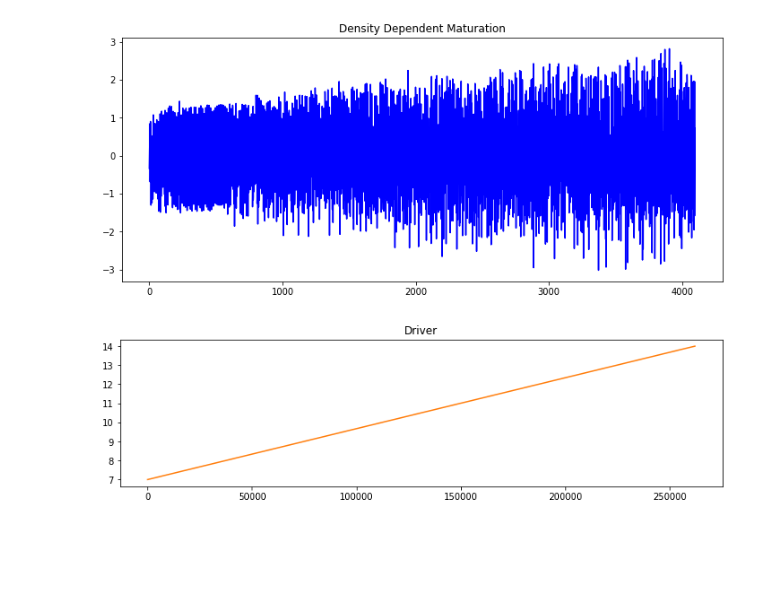
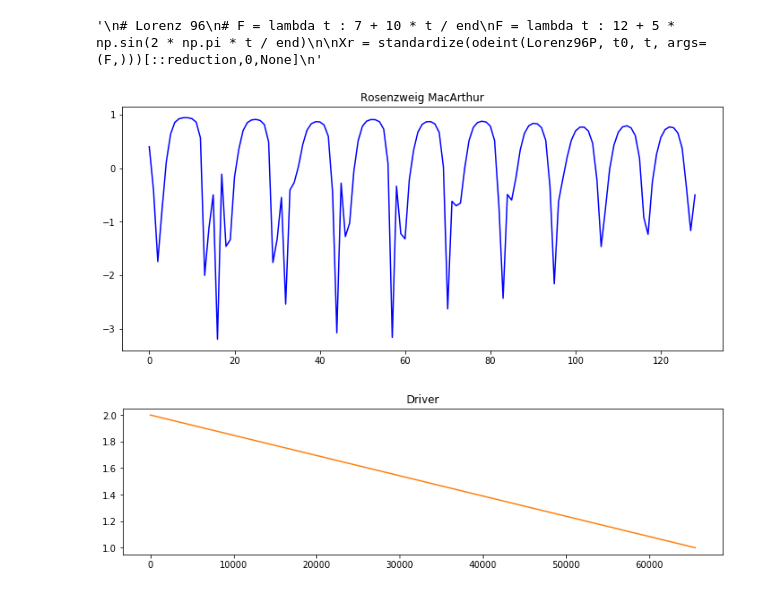
Before and after one commit to kenflat2/Nonlinear-Regression, a Jupyter notebook: Nonstationary SMap.ipynb, the cells around one changed output. Drawn from its saved outputs; the diff is of its cells as text; code cells hidden in the pictures; blank space fills up the shorter version.

```diff
--- a/Nonstationary SMap.ipynb
+++ b/Nonstationary SMap.ipynb
@@ -65,9 +67,9 @@ def delayEmbed(Xin, Yin,assignment,embInterval):
 settlingTime = 5
 
 end = 2**10
-tlen = 2 ** 18 + settlingTime
-reduction = 2 ** 6
-trainToTest = 0.90 # between 0 and 1
+tlen = 2 ** 16 + settlingTime
+reduction = 2 ** 9
+trainToTest = 0.80 # between 0 and 1
 t = np.linspace(0, end, num=tlen)
 
 # MAKE SURE TO UPDATE THE DIMENSION WHEN SWITCHING ATTRACTORS
@@ -75,8 +77,8 @@ dim = 1
 ndrivers = 1
 # t0 = np.array([0.5])
 # t0 = np.ones(dim) * 0.3333# np.array([0,5,15])# np.ones(dim) * 0.3333 # np.array([0,5,15]) * 1 # np.zeros(dim)
-# t0 = np.array([0.8,0.1,9])
-t0 = np.ones(5)
+t0 = np.array([0.8,0.1,9])
+# t0 = np.ones(3)
 t0[0] += 0.1
 # %%
 # Density Dependent Maturation
@@ -103,21 +105,26 @@ for i in range(0,tlen-1):
 Xr = standardize(states[settlingTime:,0,None])
 print(Xr.shape)
 """
-"""
+
 # Rosenzweig MacArthur
 h2 = lambda t : 2.0 - 1.0 * t / end
 
-Xr = standardize(odeint(RosenzweigMacArthur, t0, t, args=(h2,)))[::2**5,0,None]
+Xr = standardize(odeint(RosenzweigMacArthur, t0, t, args=(h2,)))[::reduction,0,None]
+# Xr = standardize(odeint(RosenzweigMacArthur, t0, t, args=(h2,)))[::reduction,:]
+
 """
-
 # Lorenz 96
-F = lambda t : 7 + 7 * t / end
+# F = lambda t : 7 + 10 * t / end
+F = lambda t : 12 + 5 * np.sin(2 * np.pi * t / end)
 
 Xr = standardize(odeint(Lorenz96P, t0, t, args=(F,)))[::reduction,0,None]
+"""
+# %% [output]
+'\n# Lorenz 96\n# F = lambda t : 7 + 10 * t / end\nF = lambda t : 12 + 5 * np.sin(2 * np.pi * t / end)\n\nXr = standardize(odeint(Lorenz96P, t0, t, args=(F,)))[::reduction,0,None]\n'
 # %%
 """ UPDATE DRIVERS HERE """
 
-digiDrivers = [F]
+digiDrivers = [h2]
 
 """
 gtsr = np.zeros((Xr.shape[0], ndrivers))
@@ -126,7 +133,7 @@ for ind in range(len(digiDrivers)):
     gtsr[:,ind] = tmp
 """
 # gtsr = h2(t)
-gtsr = F(t) # driverArray
+gtsr = h2(t) # driverArray
 # %%
 fig2 = plt.figure(2,figsize=(12,5))
 
@@ -144,35 +151,35 @@ ax2 = fig2.gca(projection="3d")
 ax2.plot(t[settlingTime:],Xr[:,0],Xr[:,1])
 ax2.set_xlabel("Time")
 ax2.set_ylabel("Species 1 (standardized)")
 ax2.set_zlabel("Species 2 (standardized)")
 """
-ax2.set_title("Density Dependent Maturation")
+ax2.set_title("Rosenzweig MacArthur")
 plt.savefig("Raw Data")
 
 if dim != 1:
     figTS, axTS = plt.subplots(dim,figsize=(12,dim*3))
     axTS[0].set_title("Cross section Time Series")
     for i in range(dim):
         axTS[i].set_title("Index: {ind}".format(ind=i))
         axTS[i].plot(Xr[:,i])
 
 plt.savefig("Individual Dimensions")
 
 if ndrivers != 0:
     figD, axD = plt.subplots(ndrivers, figsize=(12,ndrivers*3))
     if ndrivers == 1:
         axD.set_title("Driver")
         axD.plot(gtsr, c="tab:orange")
     else:
         axD[0].set_title("Driver(s)")
         for d in range(ndrivers):
             axD[d].plot(gtsr[:,d], c="tab:orange")
 
     plt.savefig("Drivers")
 
 plt.show()
 # %% [output]
-[figure, old version]
+[figure, new version]
-[figure, old version]
+[figure, new version]
 # %%
 predictionStep = 1
```
Also changed, not shown: parts of 16 cells of this notebook, 4 other files.
